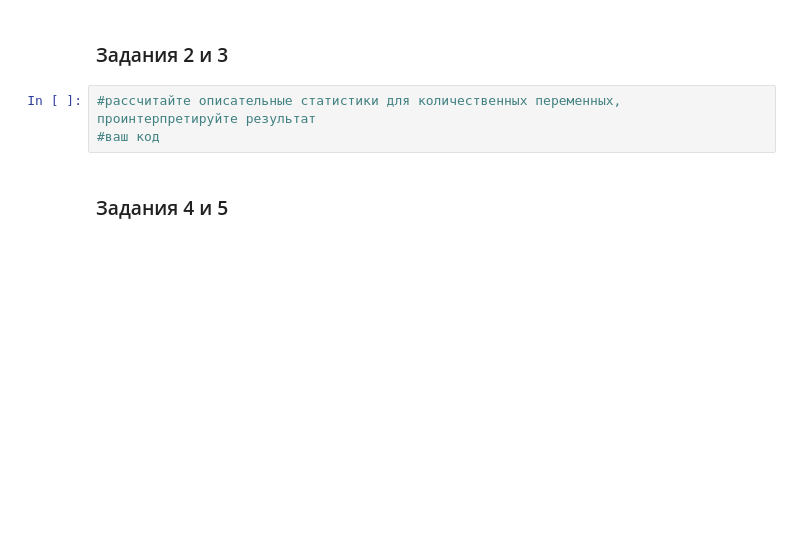
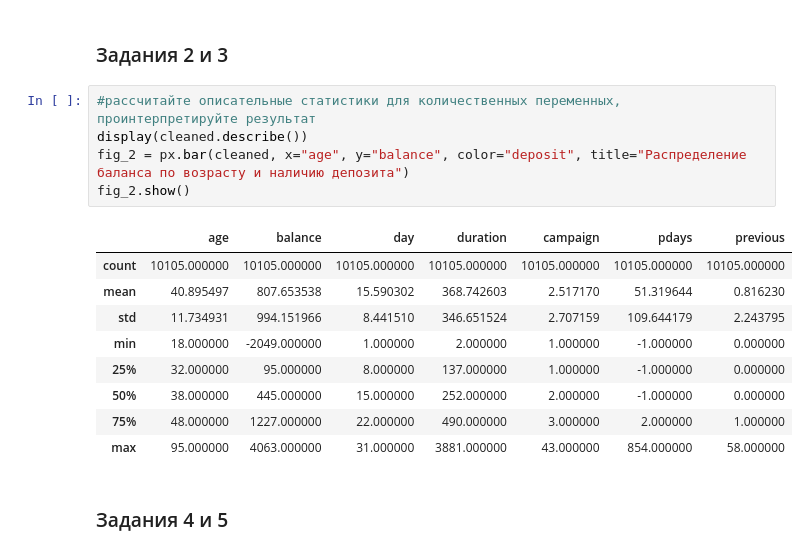
Before and after one commit to stas-as/Konspect-all, a Jupyter notebook: Конспекты/ML_8project/Project_4_ML.ipynb, the cells around one changed output. Cells and saved outputs as stored; diff of their text form; blank space fills up the shorter version.

```diff
--- a/Конспекты/ML_8project/Project_4_ML.ipynb
+++ b/Конспекты/ML_8project/Project_4_ML.ipynb
@@ -174,7 +182,19 @@ fig.show()
 ### Задания 2 и 3
 # %%
 #рассчитайте описательные статистики для количественных переменных, проинтерпретируйте результат
-#ваш код
+display(cleaned.describe())
+fig_2 = px.bar(cleaned, x="age", y="balance", color="deposit", title="Распределение баланса по возрасту и наличию депозита")
+fig_2.show()
+# %% [output]
+|  | age | balance | day | duration | campaign | pdays | previous |
+| count | 10105.000000 | 10105.000000 | 10105.000000 | 10105.000000 | 10105.000000 | 10105.000000 | 10105.000000 |
+| mean | 40.895497 | 807.653538 | 15.590302 | 368.742603 | 2.517170 | 51.319644 | 0.816230 |
+| std | 11.734931 | 994.151966 | 8.441510 | 346.651524 | 2.707159 | 109.644179 | 2.243795 |
+| min | 18.000000 | -2049.000000 | 1.000000 | 2.000000 | 1.000000 | -1.000000 | 0.000000 |
+| 25% | 32.000000 | 95.000000 | 8.000000 | 137.000000 | 1.000000 | -1.000000 | 0.000000 |
+| 50% | 38.000000 | 445.000000 | 15.000000 | 252.000000 | 2.000000 | -1.000000 | 0.000000 |
+| 75% | 48.000000 | 1227.000000 | 22.000000 | 490.000000 | 3.000000 | 2.000000 | 1.000000 |
+| max | 95.000000 | 4063.000000 | 31.000000 | 3881.000000 | 43.000000 | 854.000000 | 58.000000 |
 # %% [markdown]
 ### Задания 4 и 5
 # %%
```
Also changed, not shown: parts of 1 cell of this notebook, 1 other file.
